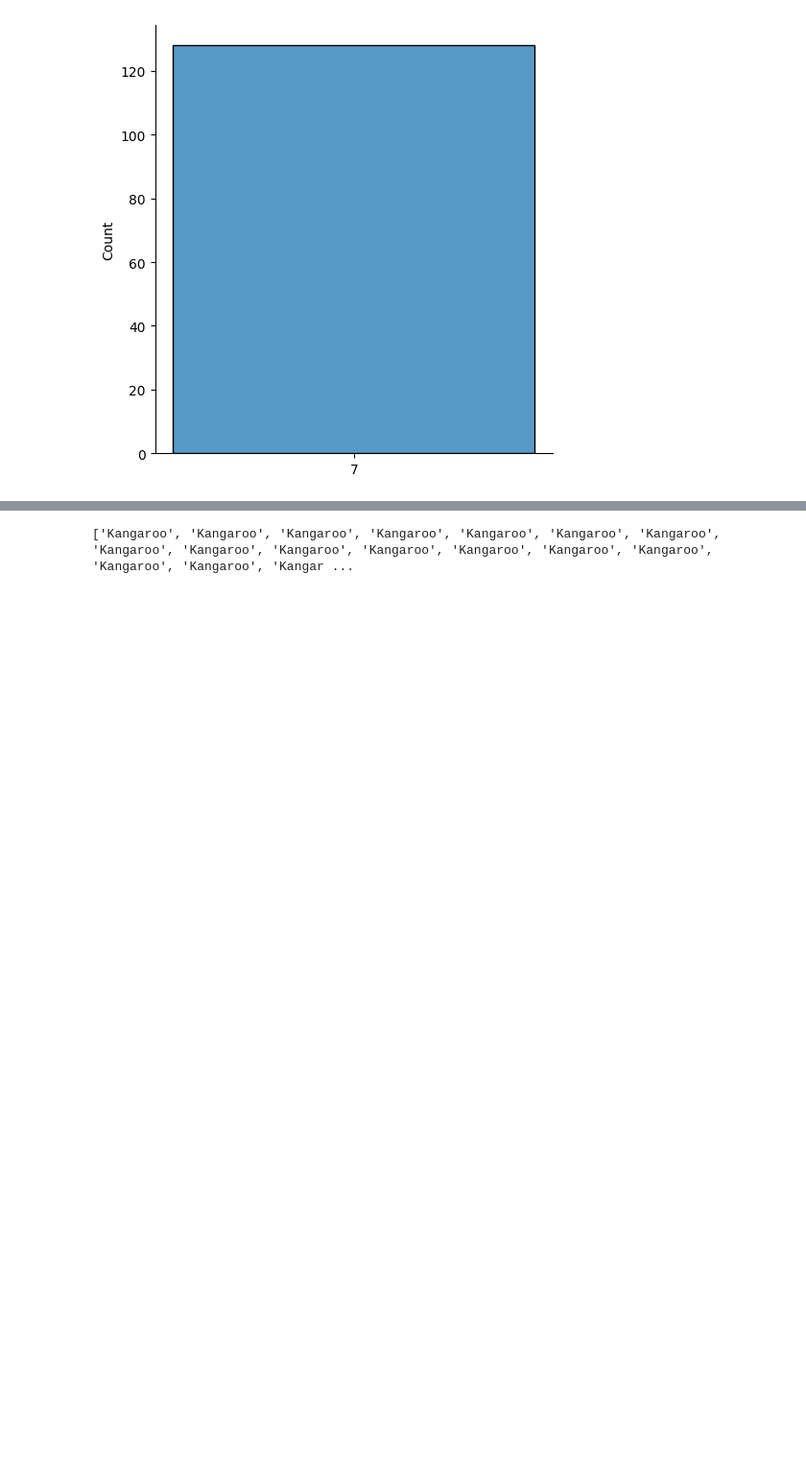
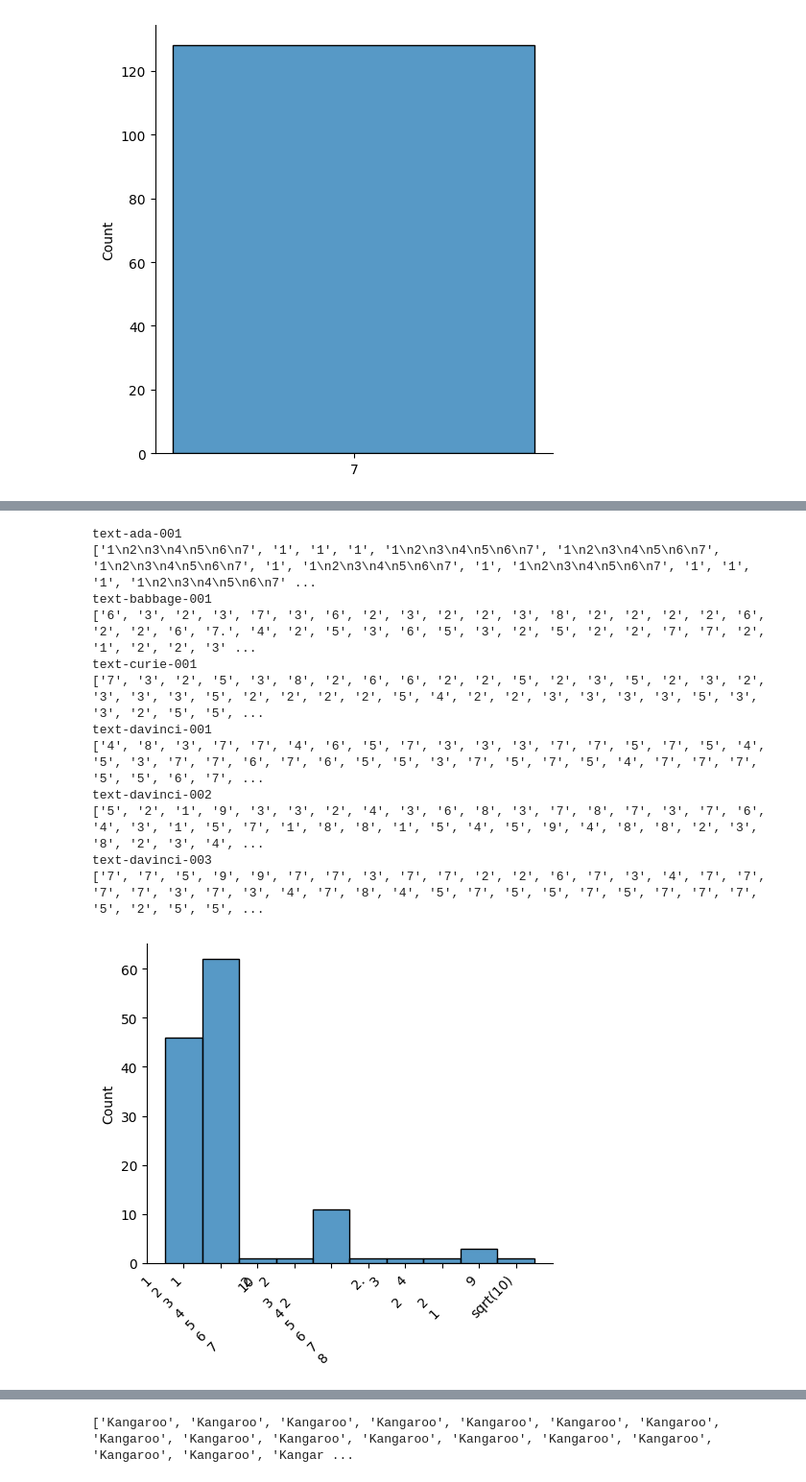
Before and after one commit to cellwebb/chatgpt-randomness-test, a Jupyter notebook: ChatGPT Randomness Test.ipynb, the cells around one changed output, grey strips where cells are left out. Shown at 96% size. Drawn from its saved outputs; the diff is of its cells as text; code cells hidden in the pictures; blank space fills up the shorter version.

```diff
--- a/ChatGPT Randomness Test.ipynb
+++ b/ChatGPT Randomness Test.ipynb
@@ -48,3 +48,22 @@ sns.displot(sorted(responses))
 ['7', '7', '7', '7', '7', '7', '7', '7', '7', '7', '7', '7', '7', '7', '7', '7', '7', '7', '7', '7', '7', '7', '7', '7', '7', '7', '7', '7', '7', '7', '7', '7', '7', '7', '7', '7', '7', '7', '7', '7', ...
 <seaborn.axisgrid.FacetGrid at 0x...>
 [figure]
+# %%
+text_completion_models = [
+    'text-ada-001',
+    'text-babbage-001',
+    'text-curie-001',
+    'text-davinci-001',
+    'text-davinci-002',
+    'text-davinci-003',
+]
+# %%
+prompt = "I'm thinking of a random number between 1 and 10. The number is: "
+temperature = 0
+n = 128
+
+for model in text_completion_models:
+    completion = openai.Completion.create(model=model, prompt=prompt, n=n, temperature=temperature)
+    responses = [x.text.strip() for x in completion.choices]
+    print(model)
+    print(responses)
@@ -50,0 +83,10 @@ sns.displot(sorted(responses))
+# %%
+prompt = "I'm thinking of a random number between 1 and 10. The number is: "
+temperature = 1
+n = 128
+
+for model in text_completion_models:
+    completion = openai.Completion.create(model=model, prompt=prompt, n=n, temperature=temperature)
+    responses = [x.text.strip() for x in completion.choices]
+    print(model)
+    print(responses)
@@ -50,0 +106,26 @@ sns.displot(sorted(responses))
+# %%
+prompt = "Generate a random number between 1 and 10. The number is: "
+temperature = 1
+n = 128
+
+for model in text_completion_models:
+    completion = openai.Completion.create(model=model, prompt=prompt, n=n, temperature=temperature)
+    responses = [x.text.strip() for x in completion.choices]
+    print(model)
+    print(responses)
+    chart = sns.displot(sorted(responses))
+    chart.set_xticklabels(rotation=45, horizontalalignment='right')
+# %% [output]
+text-ada-001
+['1\n2\n3\n4\n5\n6\n7', '1', '1', '1', '1\n2\n3\n4\n5\n6\n7', '1\n2\n3\n4\n5\n6\n7', '1\n2\n3\n4\n5\n6\n7', '1', '1\n2\n3\n4\n5\n6\n7', '1', '1\n2\n3\n4\n5\n6\n7', '1', '1', '1', '1\n2\n3\n4\n5\n6\n7' ...
+text-babbage-001
+['6', '3', '2', '3', '7', '3', '6', '2', '3', '2', '2', '3', '8', '2', '2', '2', '2', '6', '2', '2', '6', '7.', '4', '2', '5', '3', '6', '5', '3', '2', '5', '2', '2', '7', '7', '2', '1', '2', '2', '3' ...
+text-curie-001
+['7', '3', '2', '5', '3', '8', '2', '6', '6', '2', '2', '5', '2', '3', '5', '2', '3', '2', '3', '3', '3', '5', '2', '2', '2', '2', '5', '4', '2', '2', '3', '3', '3', '3', '5', '3', '3', '2', '5', '5', ...
+text-davinci-001
+['4', '8', '3', '7', '7', '4', '6', '5', '7', '3', '3', '3', '7', '7', '5', '7', '5', '4', '5', '3', '7', '7', '6', '7', '6', '5', '5', '3', '7', '5', '7', '5', '4', '7', '7', '7', '5', '5', '6', '7', ...
+text-davinci-002
+['5', '2', '1', '9', '3', '3', '2', '4', '3', '6', '8', '3', '7', '8', '7', '3', '7', '6', '4', '3', '1', '5', '7', '1', '8', '8', '1', '5', '4', '5', '9', '4', '8', '8', '2', '3', '8', '2', '3', '4', ...
+text-davinci-003
+['7', '7', '5', '9', '9', '7', '7', '3', '7', '7', '2', '2', '6', '7', '3', '4', '7', '7', '7', '7', '3', '7', '3', '4', '7', '8', '4', '5', '7', '5', '5', '7', '5', '7', '7', '7', '5', '2', '5', '5', ...
+[figure, added]
```
Also changed, not shown: parts of 27 cells of this notebook.
